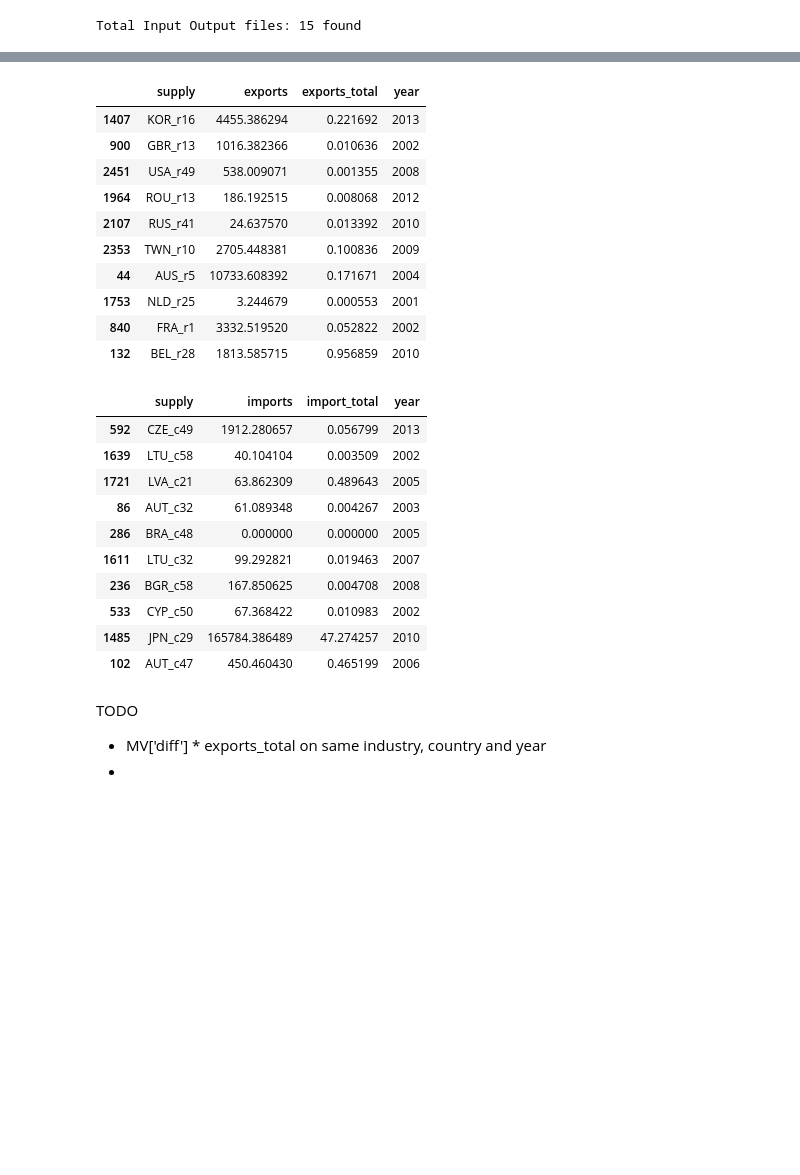
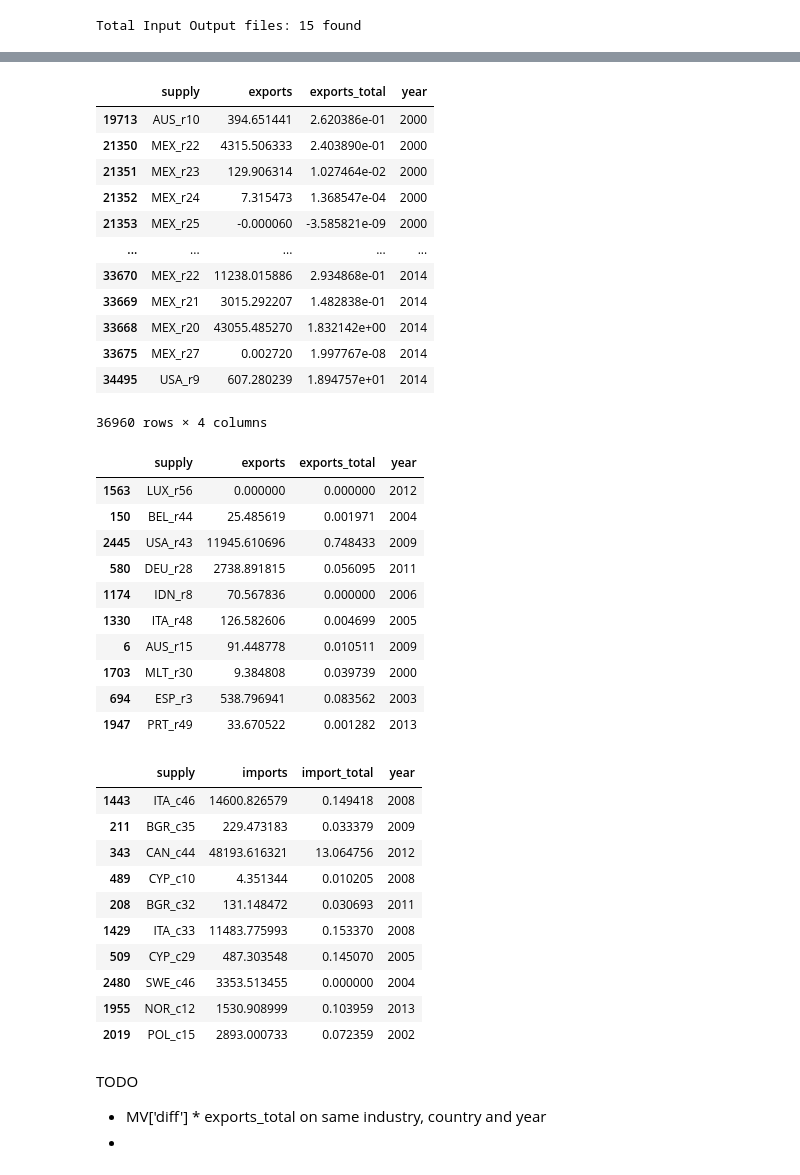
Before and after one commit to kavyajeetbora/ETL_wages, a Jupyter notebook: WIOD.ipynb, the cells around one changed output, grey strips where cells are left out. Saved outputs shown, nothing was run; the diff lists cells and outputs as text; code cells hidden in the pictures; blank space fills up the shorter version.

Commit message:
Add - exports of all exports and imports data

```diff
--- a/WIOD.ipynb
+++ b/WIOD.ipynb
@@ -681,0 +677,22 @@ Wall time: 21.9 ms
+# %%
+!wget -q https://github.com/kavyajeetbora/ETL_wages/raw/master/data/exports.xlsx -O exports.xlsx
+!wget -q https://github.com/kavyajeetbora/ETL_wages/raw/master/data/imports.xlsx -O imports.xlsx
+
+exports_all = pd.read_excel('exports.xlsx').sort_values(by='year')
+imports_all = pd.read_excel('imports.xlsx').sort_values(by='year')
+# %%
+exports_all
+# %% [output]
+|  | supply | exports | exports_total | year |
+| 19713 | AUS_r10 | 394.651441 | 2.620386e-01 | 2000 |
+| 21350 | MEX_r22 | 4315.506333 | 2.403890e-01 | 2000 |
+| 21351 | MEX_r23 | 129.906314 | 1.027464e-02 | 2000 |
+| 21352 | MEX_r24 | 7.315473 | 1.368547e-04 | 2000 |
+| 21353 | MEX_r25 | -0.000060 | -3.585821e-09 | 2000 |
+| ... | ... | ... | ... | ... |
+| 33670 | MEX_r22 | 11238.015886 | 2.934868e-01 | 2014 |
+| 33669 | MEX_r21 | 3015.292207 | 1.482838e-01 | 2014 |
+| 33668 | MEX_r20 | 43055.485270 | 1.832142e+00 | 2014 |
+| 33675 | MEX_r27 | 0.002720 | 1.997767e-08 | 2014 |
+| 34495 | USA_r9 | 607.280239 | 1.894757e+01 | 2014 |
+36960 rows × 4 columns
@@ -683,30 +703,30 @@ Wall time: 21.9 ms
 exports_all.sample(10)
 # %% [output]
 |  | supply | exports | exports_total | year |
-| 1407 | KOR_r16 | 4455.386294 | 0.221692 | 2013 |
-| 900 | GBR_r13 | 1016.382366 | 0.010636 | 2002 |
-| 2451 | USA_r49 | 538.009071 | 0.001355 | 2008 |
-| 1964 | ROU_r13 | 186.192515 | 0.008068 | 2012 |
-| 2107 | RUS_r41 | 24.637570 | 0.013392 | 2010 |
-| 2353 | TWN_r10 | 2705.448381 | 0.100836 | 2009 |
-| 44 | AUS_r5 | 10733.608392 | 0.171671 | 2004 |
-| 1753 | NLD_r25 | 3.244679 | 0.000553 | 2001 |
-| 840 | FRA_r1 | 3332.519520 | 0.052822 | 2002 |
-| 132 | BEL_r28 | 1813.585715 | 0.956859 | 2010 |
+| 1563 | LUX_r56 | 0.000000 | 0.000000 | 2012 |
+| 150 | BEL_r44 | 25.485619 | 0.001971 | 2004 |
+| 2445 | USA_r43 | 11945.610696 | 0.748433 | 2009 |
+| 580 | DEU_r28 | 2738.891815 | 0.056095 | 2011 |
+| 1174 | IDN_r8 | 70.567836 | 0.000000 | 2006 |
+| 1330 | ITA_r48 | 126.582606 | 0.004699 | 2005 |
+| 6 | AUS_r15 | 91.448778 | 0.010511 | 2009 |
+| 1703 | MLT_r30 | 9.384808 | 0.039739 | 2000 |
+| 694 | ESP_r3 | 538.796941 | 0.083562 | 2003 |
+| 1947 | PRT_r49 | 33.670522 | 0.001282 | 2013 |
 # %%
 imports_all.sample(10)
 # %% [output]
 |  | supply | imports | import_total | year |
-| 592 | CZE_c49 | 1912.280657 | 0.056799 | 2013 |
-| 1639 | LTU_c58 | 40.104104 | 0.003509 | 2002 |
-| 1721 | LVA_c21 | 63.862309 | 0.489643 | 2005 |
-| 86 | AUT_c32 | 61.089348 | 0.004267 | 2003 |
-| 286 | BRA_c48 | 0.000000 | 0.000000 | 2005 |
-| 1611 | LTU_c32 | 99.292821 | 0.019463 | 2007 |
-| 236 | BGR_c58 | 167.850625 | 0.004708 | 2008 |
-| 533 | CYP_c50 | 67.368422 | 0.010983 | 2002 |
-| 1485 | JPN_c29 | 165784.386489 | 47.274257 | 2010 |
-| 102 | AUT_c47 | 450.460430 | 0.465199 | 2006 |
+| 1443 | ITA_c46 | 14600.826579 | 0.149418 | 2008 |
+| 211 | BGR_c35 | 229.473183 | 0.033379 | 2009 |
+| 343 | CAN_c44 | 48193.616321 | 13.064756 | 2012 |
+| 489 | CYP_c10 | 4.351344 | 0.010205 | 2008 |
+| 208 | BGR_c32 | 131.148472 | 0.030693 | 2011 |
+| 1429 | ITA_c33 | 11483.775993 | 0.153370 | 2008 |
+| 509 | CYP_c29 | 487.303548 | 0.145070 | 2005 |
+| 2480 | SWE_c46 | 3353.513455 | 0.000000 | 2004 |
+| 1955 | NOR_c12 | 1530.908999 | 0.103959 | 2013 |
+| 2019 | POL_c15 | 2893.000733 | 0.072359 | 2002 |
 # %% [markdown]
 TODO
 
```
Also changed, not shown: parts of 17 cells of this notebook.
